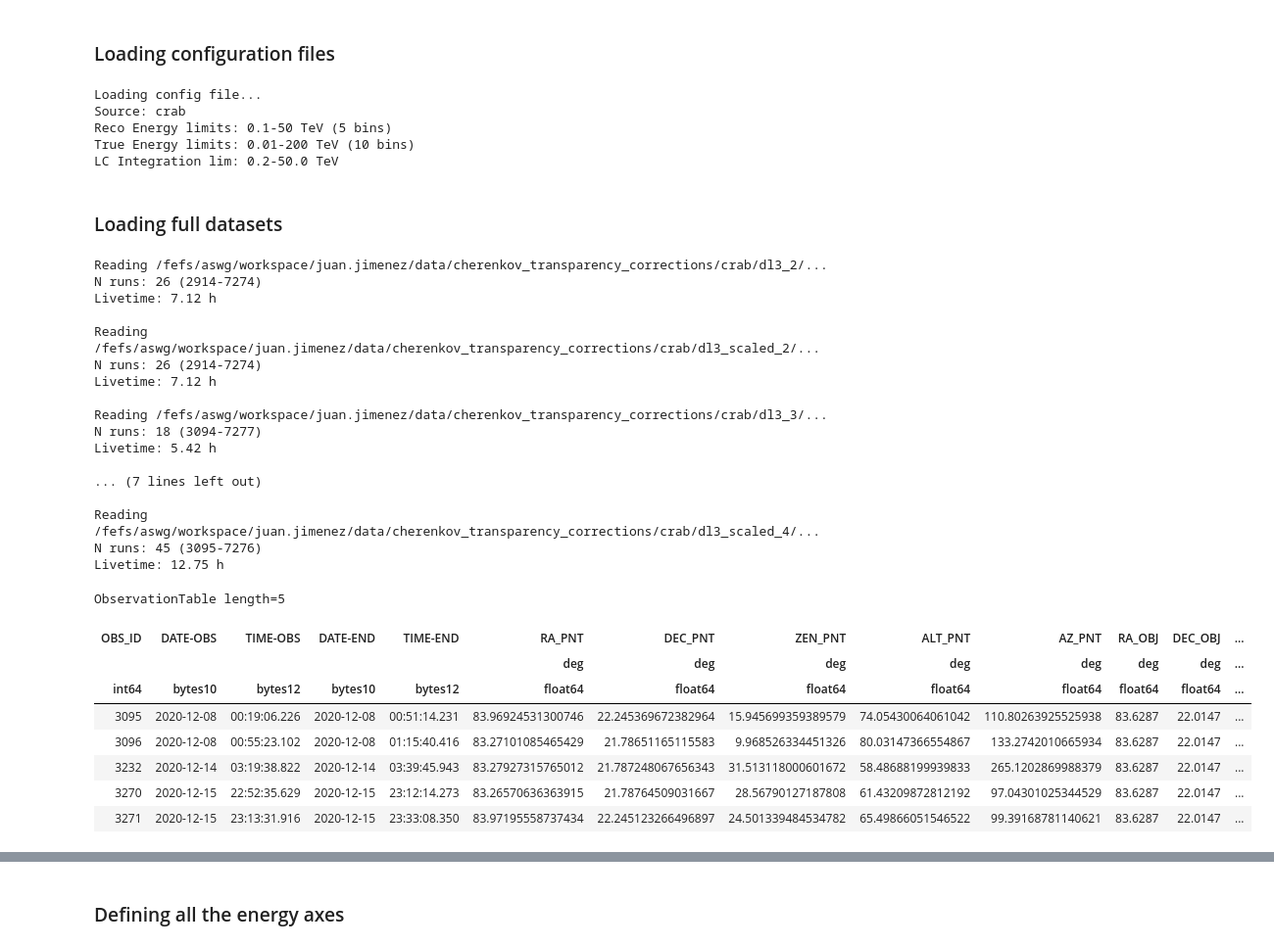
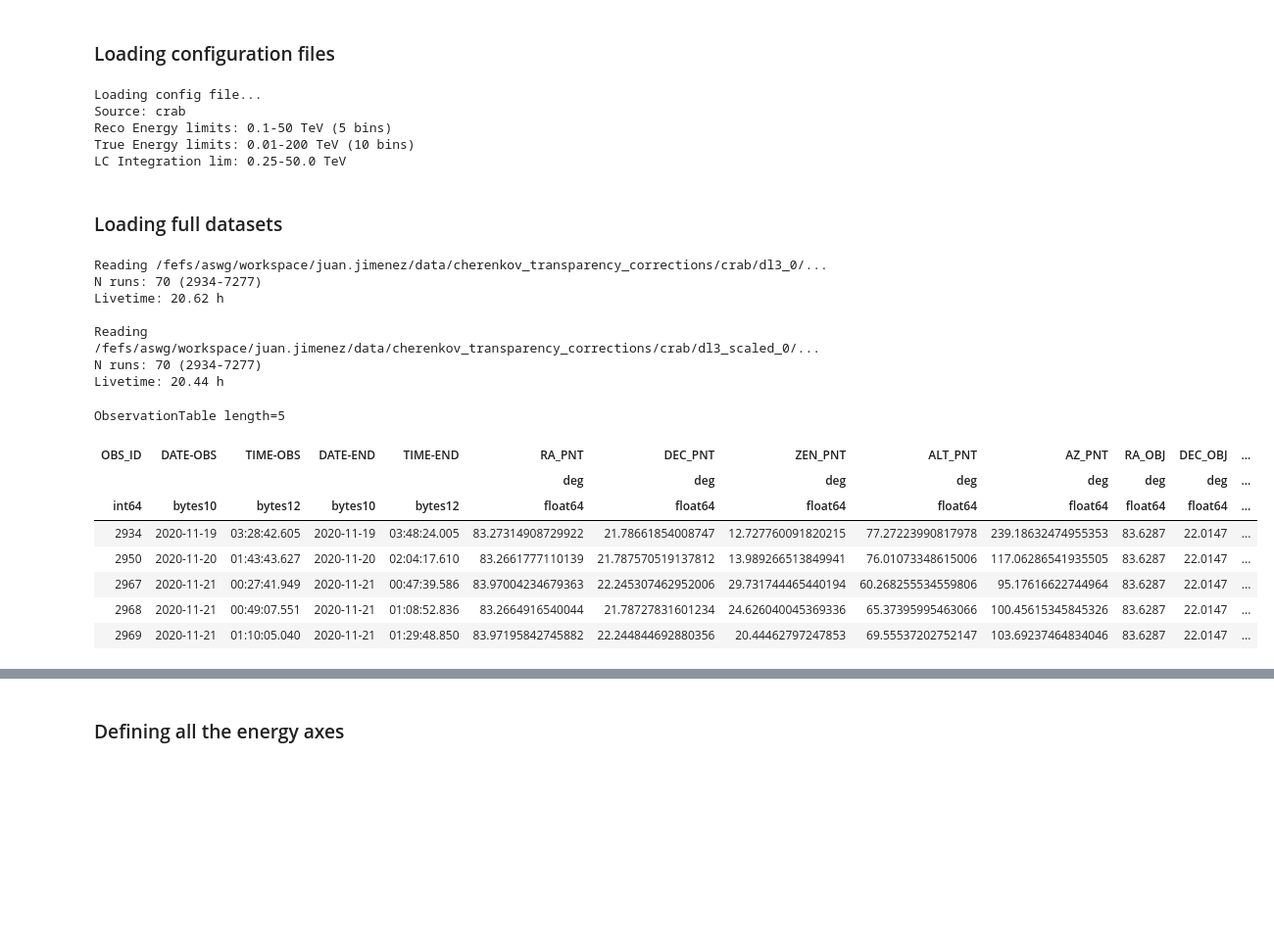
Before and after one commit to juanjq/cherenkov_transparency_corrections, a Jupyter notebook: high_level_analysis/test_flux_dispersion.ipynb, the cells around one changed output, grey strips where cells are left out. Shown at 98% size. Drawn from its saved outputs; the diff is of its cells as text; code cells hidden in the pictures; blank space fills up the shorter version.

```diff
--- a/high_level_analysis/test_flux_dispersion.ipynb
+++ b/high_level_analysis/test_flux_dispersion.ipynb
@@ -42,21 +43,17 @@ root_data = root + "../../data/"
 config_gammapy_path = root_objects + "config_gammapy_analysis.json"
 
 # Data labels
-dataset_labels = ["Unsatable", "Unsatable scaled", "Stable (jumps)", "Stable (jumps) scaled", "Stable", "Stable scaled"]
+dataset_labels = ["Performance paper", "Performance paper scaled"]
 # Color plots
-color_plots = ["crimson", "deeppink", "darkorange", "gold", "b", "c"]
+color_plots = ["b", "r"]
 
 # Path of dl3 data
 dl3_dirs = [
-    "/fefs/aswg/workspace/juan.jimenez/data/cherenkov_transparency_corrections/crab/dl3_2/",
-    "/fefs/aswg/workspace/juan.jimenez/data/cherenkov_transparency_corrections/crab/dl3_scaled_2/",
-    "/fefs/aswg/workspace/juan.jimenez/data/cherenkov_transparency_corrections/crab/dl3_3/",
-    "/fefs/aswg/workspace/juan.jimenez/data/cherenkov_transparency_corrections/crab/dl3_scaled_3/",
-    "/fefs/aswg/workspace/juan.jimenez/data/cherenkov_transparency_corrections/crab/dl3_4/",
-    "/fefs/aswg/workspace/juan.jimenez/data/cherenkov_transparency_corrections/crab/dl3_scaled_4/",
+    "/fefs/aswg/workspace/juan.jimenez/data/cherenkov_transparency_corrections/crab/dl3_0/",
+    "/fefs/aswg/workspace/juan.jimenez/data/cherenkov_transparency_corrections/crab/dl3_scaled_0/",
 ]
 
-compute_datasets = True
+compute_datasets = False
 # %% [markdown]
 ### Loading configuration files
 # %%
@@ -92,61 +89,53 @@ Loading config file...
 Source: crab
 Reco Energy limits: 0.1-50 TeV (5 bins)
 True Energy limits: 0.01-200 TeV (10 bins)
-LC Integration lim: 0.2-50.0 TeV
+LC Integration lim: 0.25-50.0 TeV
 # %% [markdown]
 ### Loading full datasets
 # %%
 obs_ids      = [] # All run numbers directly read from the directory
 observations = [] # Observation information for each dataset
-
+total_data_stores = [] #?????????????????????????????????
 for dl3_dir in dl3_dirs:
     # Opening all the dl3 data in a path
     total_data_store = DataStore.from_dir(dl3_dir)
 
     # Taking the obs ids
     _obs_ids = total_data_store.obs_table["OBS_ID"].data
     _obs_ids = _obs_ids[:]
 
     # Then we get the observation information from the total data store
     _observations = total_data_store.get_observations(
         _obs_ids,
         required_irf=["aeff", "edisp", "rad_max"]
     )
 
     obs_ids.append(_obs_ids)
     observations.append(_observations)
 
     print(f"\nReading {dl3_dir}...\nN runs: {len(_obs_ids)} ({min(_obs_ids)}-{max(_obs_ids)})")
     print(f"Livetime: {total_data_store.obs_table['LIVETIME'].data.sum()/3600:.2f} h")
+
+    total_data_stores.append(total_data_store.obs_table)
 display(total_data_store.obs_table[:5])
 
 # Defining target position and ON reion
 target_position = SkyCoord.from_name(target_name, frame="icrs")
 on_region = PointSkyRegion(target_position)
 # %% [output]
-Reading /fefs/aswg/workspace/juan.jimenez/data/cherenkov_transparency_corrections/crab/dl3_2/...
-N runs: 26 (2914-7274)
-Livetime: 7.12 h
+Reading /fefs/aswg/workspace/juan.jimenez/data/cherenkov_transparency_corrections/crab/dl3_0/...
+N runs: 70 (2934-7277)
+Livetime: 20.62 h
 
-Reading /fefs/aswg/workspace/juan.jimenez/data/cherenkov_transparency_corrections/crab/dl3_scaled_2/...
-N runs: 26 (2914-7274)
-Livetime: 7.12 h
-
-Reading /fefs/aswg/workspace/juan.jimenez/data/cherenkov_transparency_corrections/crab/dl3_3/...
-N runs: 18 (3094-7277)
-Livetime: 5.42 h
-
-... (7 lines left out)
-
-Reading /fefs/aswg/workspace/juan.jimenez/data/cherenkov_transparency_corrections/crab/dl3_scaled_4/...
-N runs: 45 (3095-7276)
-Livetime: 12.75 h
+Reading /fefs/aswg/workspace/juan.jimenez/data/cherenkov_transparency_corrections/crab/dl3_scaled_0/...
+N runs: 70 (2934-7277)
+Livetime: 20.44 h
 ObservationTable length=5
 | OBS_ID | DATE-OBS | TIME-OBS | DATE-END | TIME-END | RA_PNT | DEC_PNT | ZEN_PNT | ALT_PNT | AZ_PNT | RA_OBJ | DEC_OBJ | ... |
 |  |  |  |  |  | deg | deg | deg | deg | deg | deg | deg | ... |
 | int64 | bytes10 | bytes12 | bytes10 | bytes12 | float64 | float64 | float64 | float64 | float64 | float64 | float64 | ... |
-| 3095 | 2020-12-08 | 00:19:06.226 | 2020-12-08 | 00:51:14.231 | 83.96924531300746 | 22.245369672382964 | 15.945699359389579 | 74.05430064061042 | 110.80263925525938 | 83.6287 | 22.0147 | ... |
-| 3096 | 2020-12-08 | 00:55:23.102 | 2020-12-08 | 01:15:40.416 | 83.27101085465429 | 21.78651165115583 | 9.968526334451326 | 80.03147366554867 | 133.2742010665934 | 83.6287 | 22.0147 | ... |
-| 3232 | 2020-12-14 | 03:19:38.822 | 2020-12-14 | 03:39:45.943 | 83.27927315765012 | 21.787248067656343 | 31.513118000601672 | 58.48688199939833 | 265.1202869988379 | 83.6287 | 22.0147 | ... |
-| 3270 | 2020-12-15 | 22:52:35.629 | 2020-12-15 | 23:12:14.273 | 83.26570636363915 | 21.78764509031667 | 28.56790127187808 | 61.43209872812192 | 97.04301025344529 | 83.6287 | 22.0147 | ... |
-| 3271 | 2020-12-15 | 23:13:31.916 | 2020-12-15 | 23:33:08.350 | 83.97195558737434 | 22.245123266496897 | 24.501339484534782 | 65.49866051546522 | 99.39168781140621 | 83.6287 | 22.0147 | ... |
+| 2934 | 2020-11-19 | 03:28:42.605 | 2020-11-19 | 03:48:24.005 | 83.27314908729922 | 21.78661854008747 | 12.727760091820215 | 77.27223990817978 | 239.18632474955353 | 83.6287 | 22.0147 | ... |
+| 2950 | 2020-11-20 | 01:43:43.627 | 2020-11-20 | 02:04:17.610 | 83.2661777110139 | 21.787570519137812 | 13.989266513849941 | 76.01073348615006 | 117.06286541935505 | 83.6287 | 22.0147 | ... |
+| 2967 | 2020-11-21 | 00:27:41.949 | 2020-11-21 | 00:47:39.586 | 83.97004234679363 | 22.245307462952006 | 29.731744465440194 | 60.268255534559806 | 95.17616622744964 | 83.6287 | 22.0147 | ... |
+| 2968 | 2020-11-21 | 00:49:07.551 | 2020-11-21 | 01:08:52.836 | 83.2664916540044 | 21.78727831601234 | 24.626040045369336 | 65.37395995463066 | 100.45615345845326 | 83.6287 | 22.0147 | ... |
+| 2969 | 2020-11-21 | 01:10:05.040 | 2020-11-21 | 01:29:48.850 | 83.97195842745882 | 22.244844692880356 | 20.44462797247853 | 69.55537202752147 | 103.69237464834046 | 83.6287 | 22.0147 | ... |
```
Also changed, not shown: parts of 29 cells of this notebook, 14 other files.
